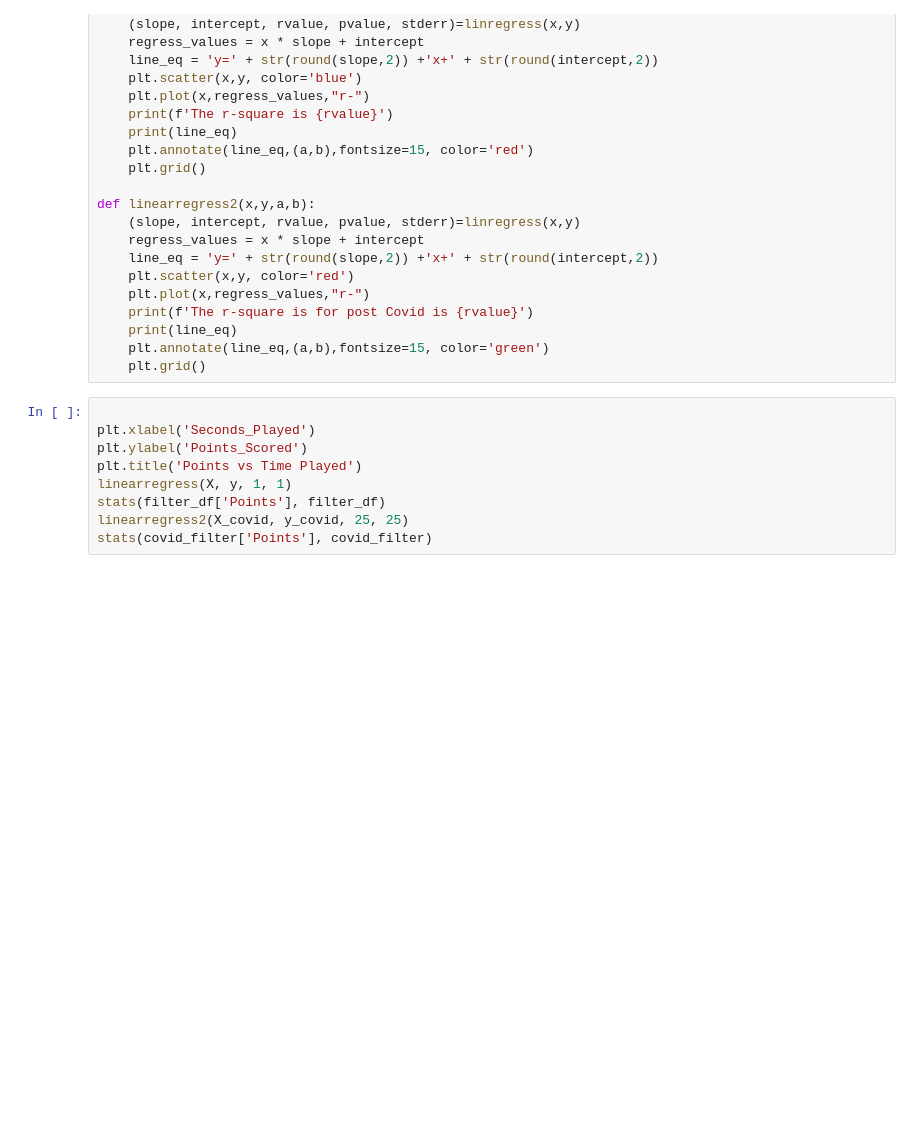
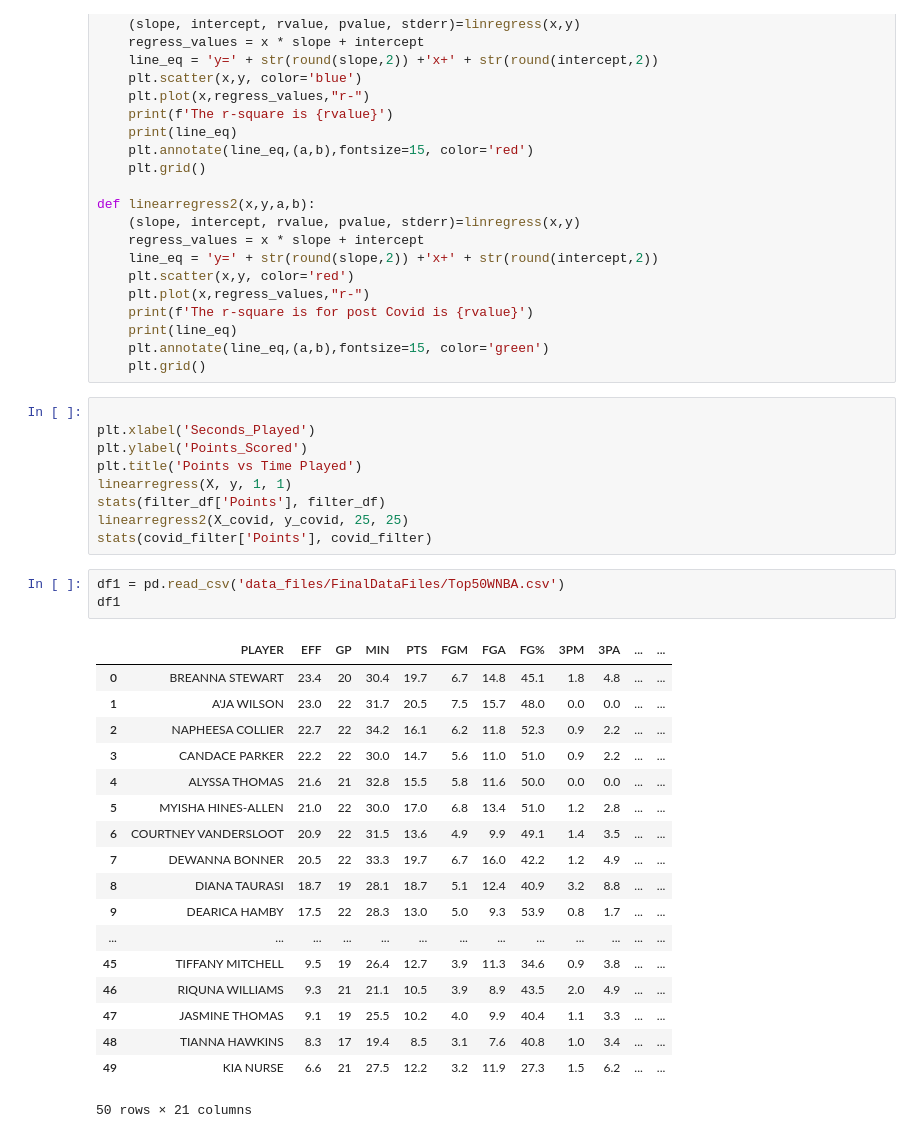
Before and after one commit to tylerspck/Bubble_ball, a Jupyter notebook: Linear_Regression.ipynb, the cells around one changed output. Drawn from its saved outputs; the diff is of its cells as text; blank space fills up the shorter version.

Commit message:
cleaning wnba files

```diff
--- a/Linear_Regression.ipynb
+++ b/Linear_Regression.ipynb
@@ -218,3 +218,25 @@ linearregress(X, y, 1, 1)
 stats(filter_df['Points'], filter_df)
 linearregress2(X_covid, y_covid, 25, 25)
 stats(covid_filter['Points'], covid_filter)
+# %%
+df1 = pd.read_csv('data_files/FinalDataFiles/Top50WNBA.csv')
+df1
+# %% [output]
+|  | PLAYER | EFF | GP | MIN | PTS | FGM | FGA | FG% | 3PM | 3PA | ... | ... |
+| 0 | BREANNA STEWART | 23.4 | 20 | 30.4 | 19.7 | 6.7 | 14.8 | 45.1 | 1.8 | 4.8 | ... | ... |
+| 1 | A'JA WILSON | 23.0 | 22 | 31.7 | 20.5 | 7.5 | 15.7 | 48.0 | 0.0 | 0.0 | ... | ... |
+| 2 | NAPHEESA COLLIER | 22.7 | 22 | 34.2 | 16.1 | 6.2 | 11.8 | 52.3 | 0.9 | 2.2 | ... | ... |
+| 3 | CANDACE PARKER | 22.2 | 22 | 30.0 | 14.7 | 5.6 | 11.0 | 51.0 | 0.9 | 2.2 | ... | ... |
+| 4 | ALYSSA THOMAS | 21.6 | 21 | 32.8 | 15.5 | 5.8 | 11.6 | 50.0 | 0.0 | 0.0 | ... | ... |
+| 5 | MYISHA HINES-ALLEN | 21.0 | 22 | 30.0 | 17.0 | 6.8 | 13.4 | 51.0 | 1.2 | 2.8 | ... | ... |
+| 6 | COURTNEY VANDERSLOOT | 20.9 | 22 | 31.5 | 13.6 | 4.9 | 9.9 | 49.1 | 1.4 | 3.5 | ... | ... |
+| 7 | DEWANNA BONNER | 20.5 | 22 | 33.3 | 19.7 | 6.7 | 16.0 | 42.2 | 1.2 | 4.9 | ... | ... |
+| 8 | DIANA TAURASI | 18.7 | 19 | 28.1 | 18.7 | 5.1 | 12.4 | 40.9 | 3.2 | 8.8 | ... | ... |
+| 9 | DEARICA HAMBY | 17.5 | 22 | 28.3 | 13.0 | 5.0 | 9.3 | 53.9 | 0.8 | 1.7 | ... | ... |
+| ... | ... | ... | ... | ... | ... | ... | ... | ... | ... | ... | ... | ... |
+| 45 | TIFFANY MITCHELL | 9.5 | 19 | 26.4 | 12.7 | 3.9 | 11.3 | 34.6 | 0.9 | 3.8 | ... | ... |
+| 46 | RIQUNA WILLIAMS | 9.3 | 21 | 21.1 | 10.5 | 3.9 | 8.9 | 43.5 | 2.0 | 4.9 | ... | ... |
+| 47 | JASMINE THOMAS | 9.1 | 19 | 25.5 | 10.2 | 4.0 | 9.9 | 40.4 | 1.1 | 3.3 | ... | ... |
+| 48 | TIANNA HAWKINS | 8.3 | 17 | 19.4 | 8.5 | 3.1 | 7.6 | 40.8 | 1.0 | 3.4 | ... | ... |
+| 49 | KIA NURSE | 6.6 | 21 | 27.5 | 12.2 | 3.2 | 11.9 | 27.3 | 1.5 | 6.2 | ... | ... |
+50 rows × 21 columns
```
Also changed, not shown: parts of 1 cell of this notebook, 3 other files.
